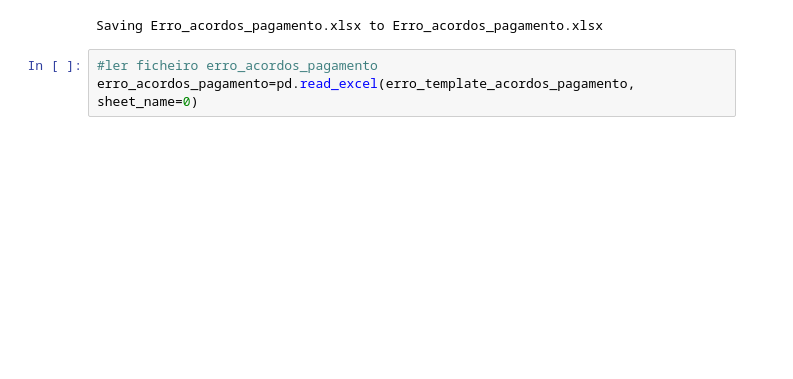
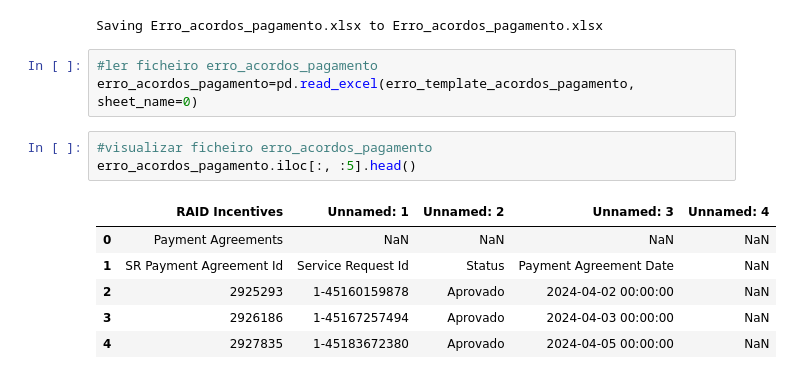
Before and after one commit to josepmatias/nos_reten-ao, a Jupyter notebook: actividades extra.ipynb, the cells around one changed output. Cells and saved outputs as stored; diff of their text form; blank space fills up the shorter version.

```diff
--- a/actividades extra.ipynb
+++ b/actividades extra.ipynb
@@ -117,4 +117,14 @@ Saving Erro_acordos_pagamento.xlsx to Erro_acordos_pagamento.xlsx
 # %%
 #ler ficheiro erro_acordos_pagamento
 erro_acordos_pagamento=pd.read_excel(erro_template_acordos_pagamento, sheet_name=0)
+# %%
+#visualizar ficheiro erro_acordos_pagamento
+erro_acordos_pagamento.iloc[:, :5].head()
+# %% [output]
+|  | RAID Incentives | Unnamed: 1 | Unnamed: 2 | Unnamed: 3 | Unnamed: 4 |
+| 0 | Payment Agreements | NaN | NaN | NaN | NaN |
+| 1 | SR Payment Agreement Id | Service Request Id | Status | Payment Agreement Date | NaN |
+| 2 | 2925293 | 1-45160159878 | Aprovado | 2024-04-02 00:00:00 | NaN |
+| 3 | 2926186 | 1-45167257494 | Aprovado | 2024-04-03 00:00:00 | NaN |
+| 4 | 2927835 | 1-45183672380 | Aprovado | 2024-04-05 00:00:00 | NaN |
 # %%
```
Also changed, not shown: parts of 4 cells of this notebook.
